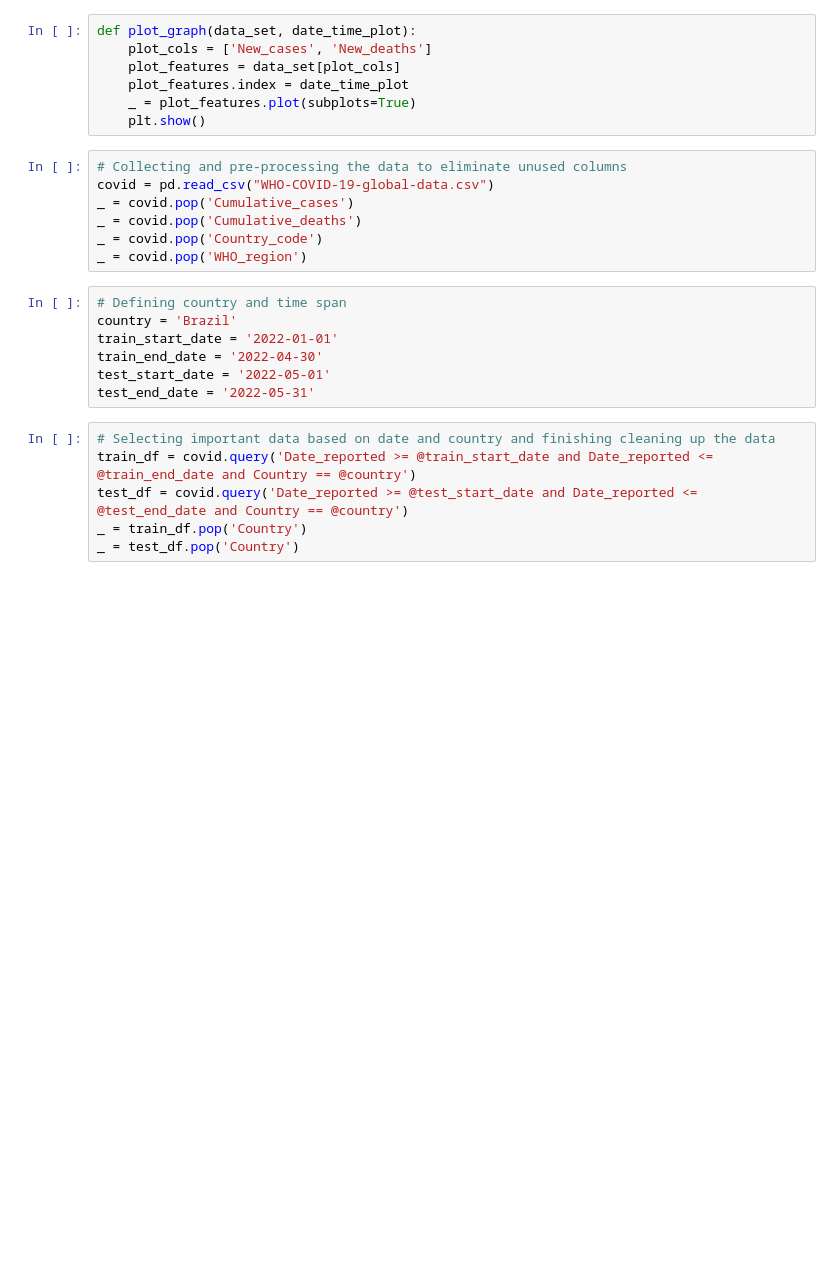
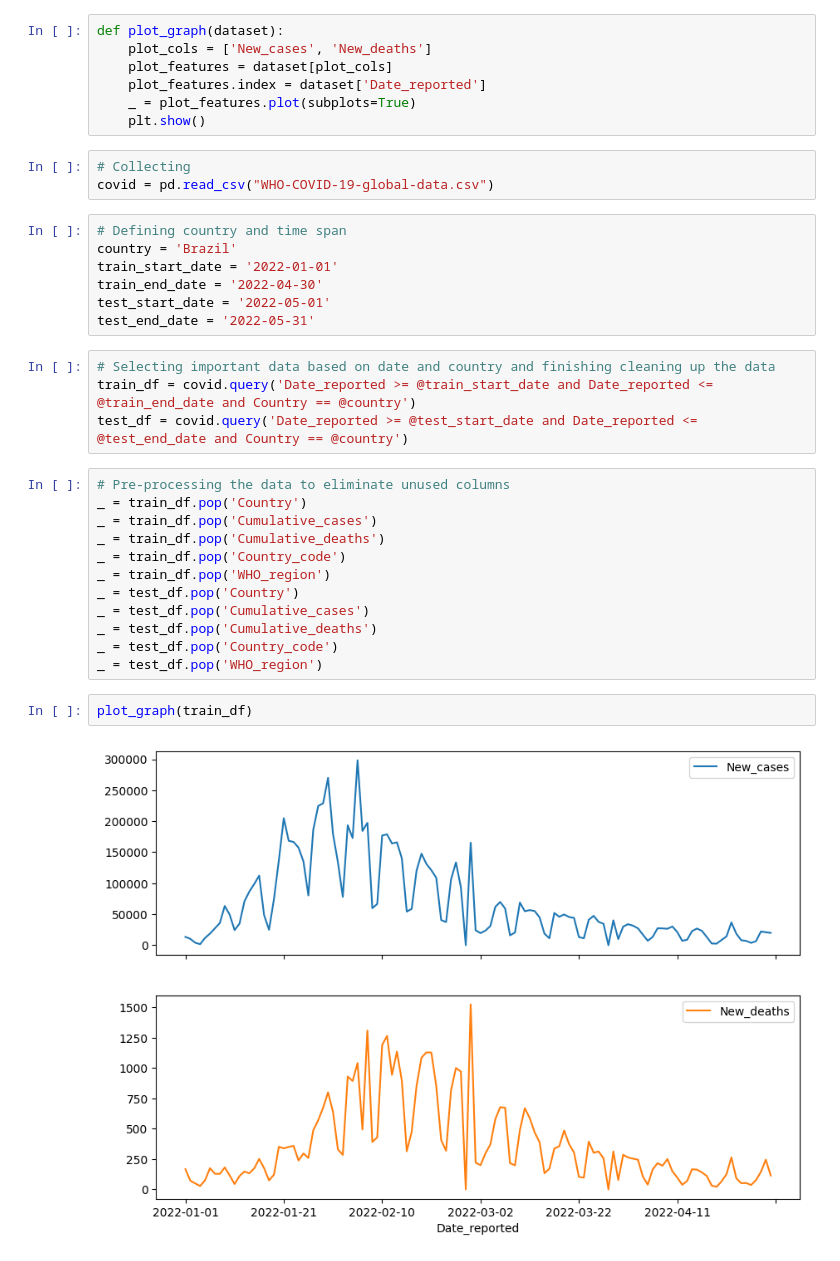
Before and after one commit to viniciussilvestre/SeriesTemporais, a Jupyter notebook: SeriesTemporais.ipynb, the cells around one changed output. Drawn from its saved outputs; the diff is of its cells as text; blank space fills up the shorter version.

Commit message:
New csv files and preprocessing process changes

```diff
--- a/SeriesTemporais.ipynb
+++ b/SeriesTemporais.ipynb
@@ -25,17 +27,13 @@ k = 10
 # %%
-def plot_graph(data_set, date_time_plot):
+def plot_graph(dataset):
     plot_cols = ['New_cases', 'New_deaths']
-    plot_features = data_set[plot_cols]
-    plot_features.index = date_time_plot
+    plot_features = dataset[plot_cols]
+    plot_features.index = dataset['Date_reported']
     _ = plot_features.plot(subplots=True)
     plt.show()
 # %%
-# Collecting and pre-processing the data to eliminate unused columns
+# Collecting
 covid = pd.read_csv("WHO-COVID-19-global-data.csv")
-_ = covid.pop('Cumulative_cases')
-_ = covid.pop('Cumulative_deaths')
-_ = covid.pop('Country_code')
-_ = covid.pop('WHO_region')
 # %%
 # Defining country and time span
 country = 'Brazil'
@@ -47,5 +45,19 @@ test_end_date = '2022-05-31'
 # Selecting important data based on date and country and finishing cleaning up the data
 train_df = covid.query('Date_reported >= @train_start_date and Date_reported <= @train_end_date and Country == @country')
 test_df = covid.query('Date_reported >= @test_start_date and Date_reported <= @test_end_date and Country == @country')
-_ = train_df.pop('Country')
-_ = test_df.pop('Country')
+# %%
+# Pre-processing the data to eliminate unused columns
+_ = train_df.pop('Country')
+_ = train_df.pop('Cumulative_cases')
+_ = train_df.pop('Cumulative_deaths')
+_ = train_df.pop('Country_code')
+_ = train_df.pop('WHO_region')
+_ = test_df.pop('Country')
+_ = test_df.pop('Cumulative_cases')
+_ = test_df.pop('Cumulative_deaths')
+_ = test_df.pop('Country_code')
+_ = test_df.pop('WHO_region')
+# %%
+plot_graph(train_df)
+# %% [output]
+[figure, added]
```
Also changed, not shown: parts of 9 cells of this notebook, 2 other files.
